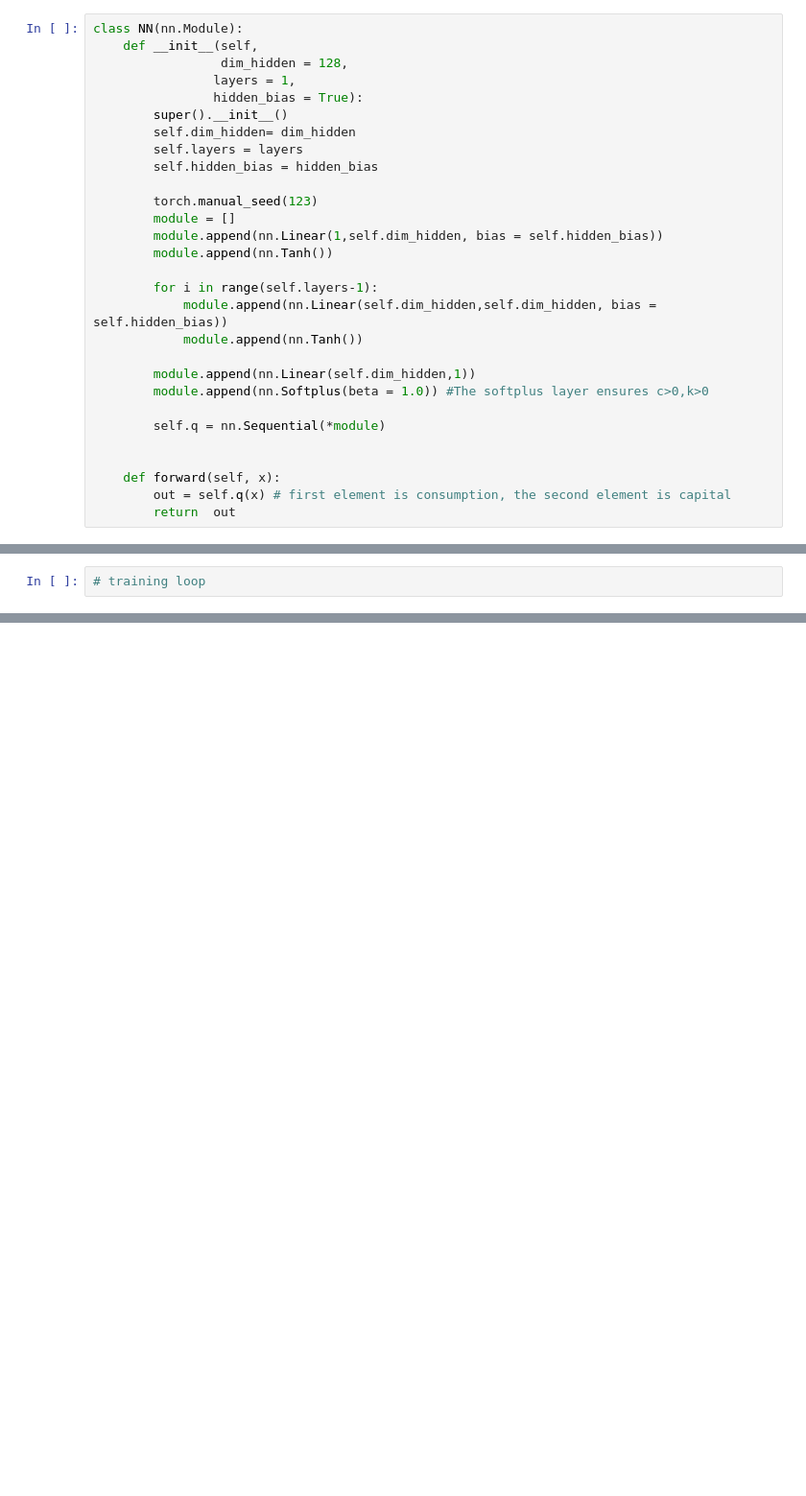
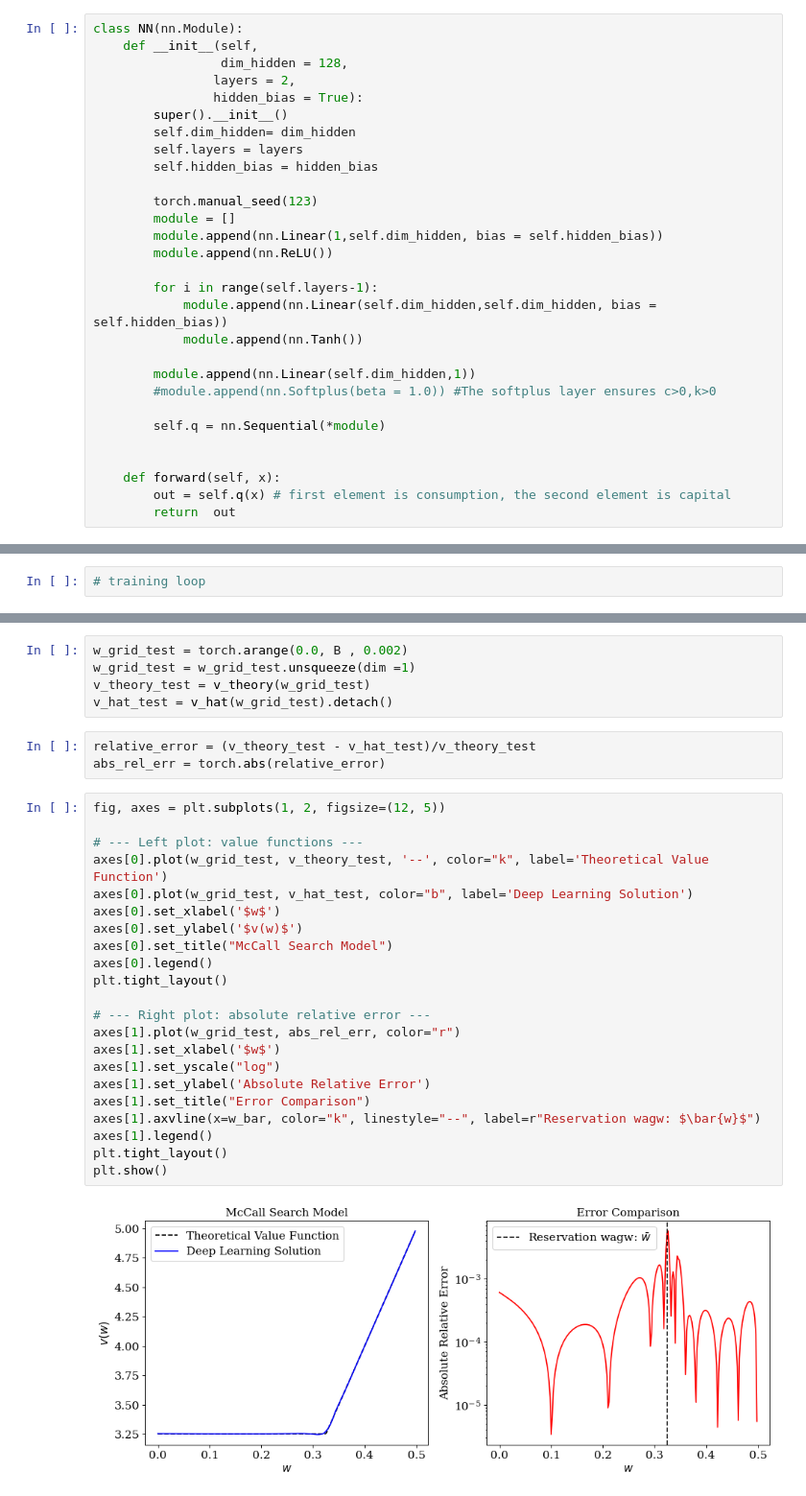
Before and after one commit to Mekahou/Notes, a Jupyter notebook: deep_learning/McCall_DL.ipynb, the cells around one changed output, grey strips where cells are left out. Shown at 96% size. Cells and saved outputs as stored; diff of their text form; blank space fills up the shorter version.

Commit message:
McCall done

```diff
--- a/deep_learning/McCall_DL.ipynb
+++ b/deep_learning/McCall_DL.ipynb
@@ -149,7 +149,7 @@ plt.show()
 class NN(nn.Module):
     def __init__(self,
                  dim_hidden = 128,
-                layers = 1,
+                layers = 2,
                 hidden_bias = True):
         super().__init__()
         self.dim_hidden= dim_hidden
@@ -159,14 +159,14 @@ class NN(nn.Module):
         torch.manual_seed(123)
         module = []
         module.append(nn.Linear(1,self.dim_hidden, bias = self.hidden_bias))
-        module.append(nn.Tanh())
+        module.append(nn.ReLU())
 
         for i in range(self.layers-1):
             module.append(nn.Linear(self.dim_hidden,self.dim_hidden, bias = self.hidden_bias))
             module.append(nn.Tanh())
 
         module.append(nn.Linear(self.dim_hidden,1))
-        module.append(nn.Softplus(beta = 1.0)) #The softplus layer ensures c>0,k>0
+        #module.append(nn.Softplus(beta = 1.0)) #The softplus layer ensures c>0,k>0
 
         self.q = nn.Sequential(*module)
 
@@ -226,0 +254,32 @@ tensor([[0.5844],
+# %%
+w_grid_test = torch.arange(0.0, B , 0.002)
+w_grid_test = w_grid_test.unsqueeze(dim =1)
+v_theory_test = v_theory(w_grid_test)
+v_hat_test = v_hat(w_grid_test).detach()
+# %%
+relative_error = (v_theory_test - v_hat_test)/v_theory_test
+abs_rel_err = torch.abs(relative_error)
+# %%
+fig, axes = plt.subplots(1, 2, figsize=(12, 5))
+
+# --- Left plot: value functions ---
+axes[0].plot(w_grid_test, v_theory_test, '--', color="k", label='Theoretical Value Function')
+axes[0].plot(w_grid_test, v_hat_test, color="b", label='Deep Learning Solution')
+axes[0].set_xlabel('$w$')
+axes[0].set_ylabel('$v(w)$')
+axes[0].set_title("McCall Search Model")
+axes[0].legend()
+plt.tight_layout()
+
+# --- Right plot: absolute relative error ---
+axes[1].plot(w_grid_test, abs_rel_err, color="r")
+axes[1].set_xlabel('$w$')
+axes[1].set_yscale("log")
+axes[1].set_ylabel('Absolute Relative Error')
+axes[1].set_title("Error Comparison")
+axes[1].axvline(x=w_bar, color="k", linestyle="--", label=r"Reservation wagw: $\bar{w}$")
+axes[1].legend()
+plt.tight_layout()
+plt.show()
+# %% [output]
+[figure, added]
```
Also changed, not shown: parts of 12 cells of this notebook.
